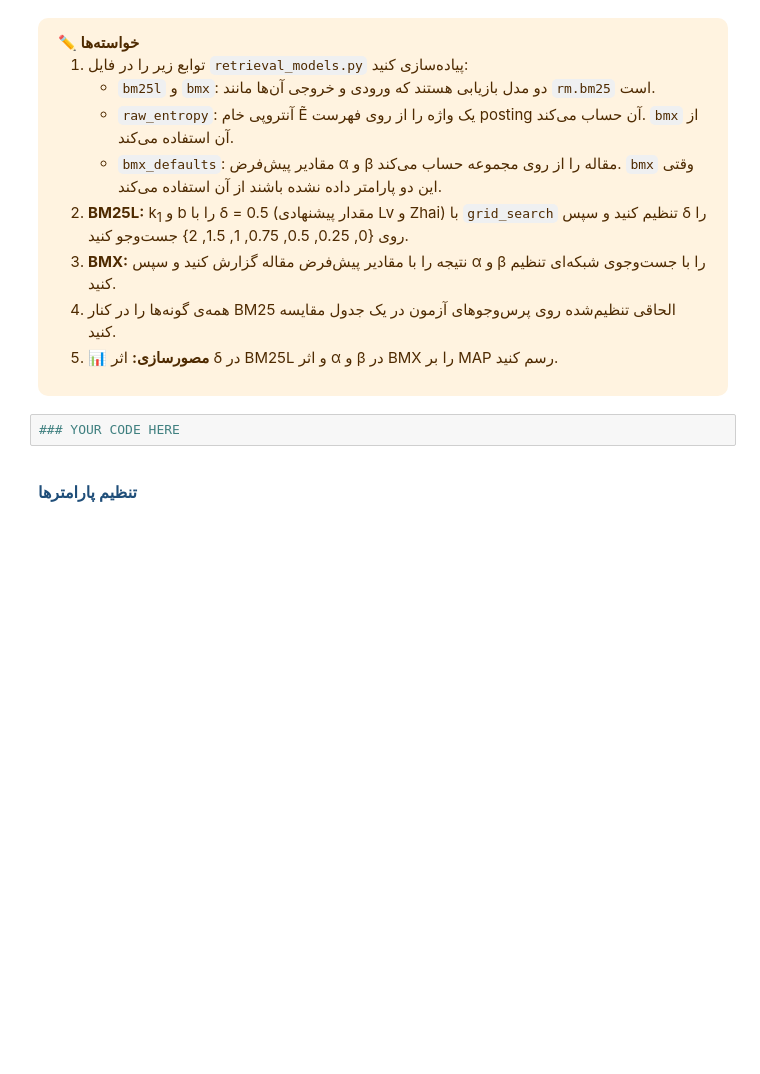
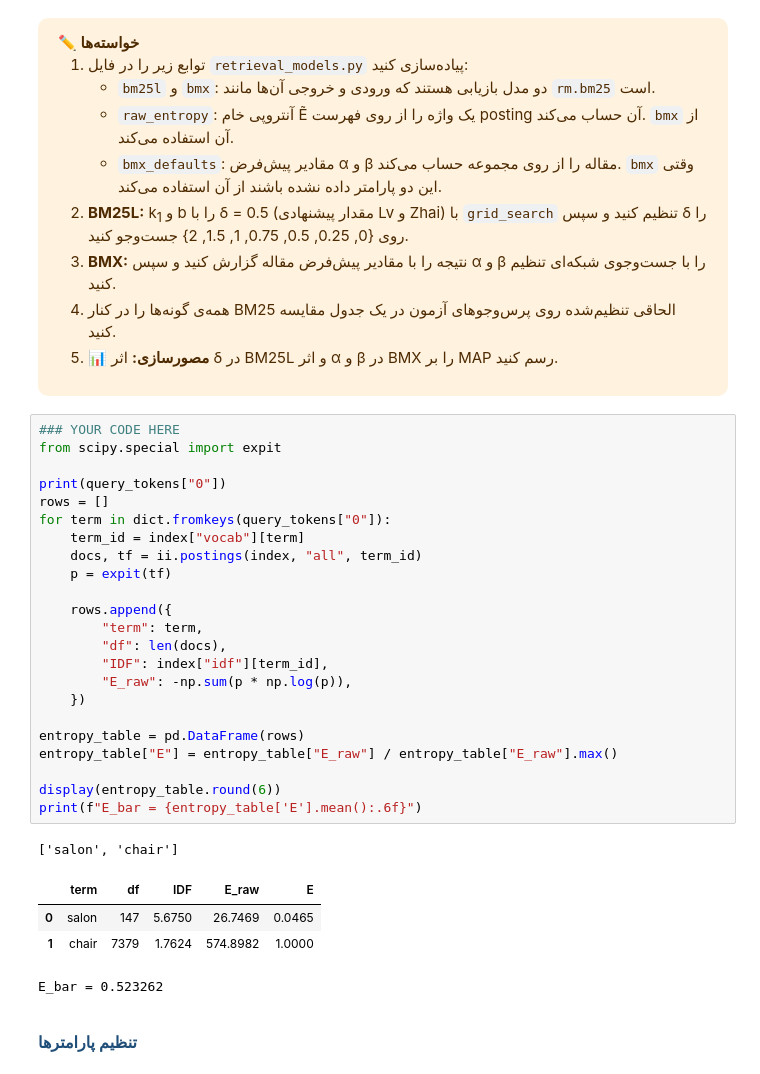
Before and after one commit to HaniehGRN/IR-homework1-BM25, a Jupyter notebook: IIR_CA1_Student-ID.ipynb, the cells around one changed output. Drawn from its saved outputs; the diff is of its cells as text; blank space fills up the shorter version.

```diff
--- a/IIR_CA1_Student-ID.ipynb
+++ b/IIR_CA1_Student-ID.ipynb
@@ -781,6 +865,33 @@ $$\tilde{E}(q_i) = -\sum_{j:\,q_i \in d_j} p_j \log p_j,\quad p_j = \text{sigmoi
 </div>
 # %%
 ### YOUR CODE HERE
+from scipy.special import expit
+
+print(query_tokens["0"])
+rows = []
+for term in dict.fromkeys(query_tokens["0"]):
+    term_id = index["vocab"][term]
+    docs, tf = ii.postings(index, "all", term_id)
+    p = expit(tf)
+
+    rows.append({
+        "term": term,
+        "df": len(docs),
+        "IDF": index["idf"][term_id],
+        "E_raw": -np.sum(p * np.log(p)),
+    })
+
+entropy_table = pd.DataFrame(rows)
+entropy_table["E"] = entropy_table["E_raw"] / entropy_table["E_raw"].max()
+
+display(entropy_table.round(6))
+print(f"E_bar = {entropy_table['E'].mean():.6f}")
+# %% [output]
+['salon', 'chair']
+|  | term | df | IDF | E_raw | E |
+| 0 | salon | 147 | 5.6750 | 26.7469 | 0.0465 |
+| 1 | chair | 7379 | 1.7624 | 574.8982 | 1.0000 |
+E_bar = 0.523262
 # %% [markdown]
 <h4 dir="rtl" style="font-family: Vazirmatn, Vazir, Tahoma, sans-serif; color: #1F4E79; font-size: 16px; margin-top: 18px;">تنظیم پارامترها</h4>
 # %%
```
Also changed, not shown: parts of 5 cells of this notebook.
